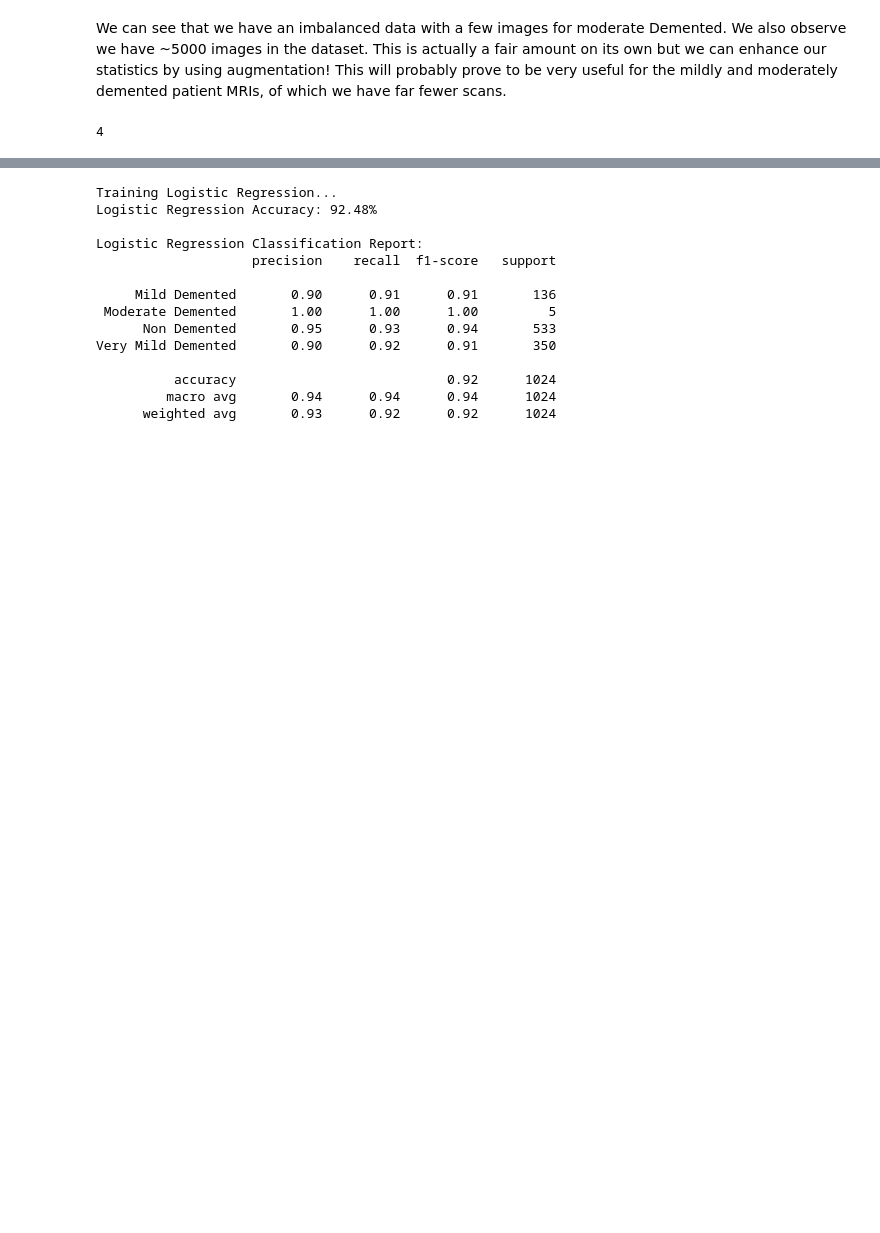
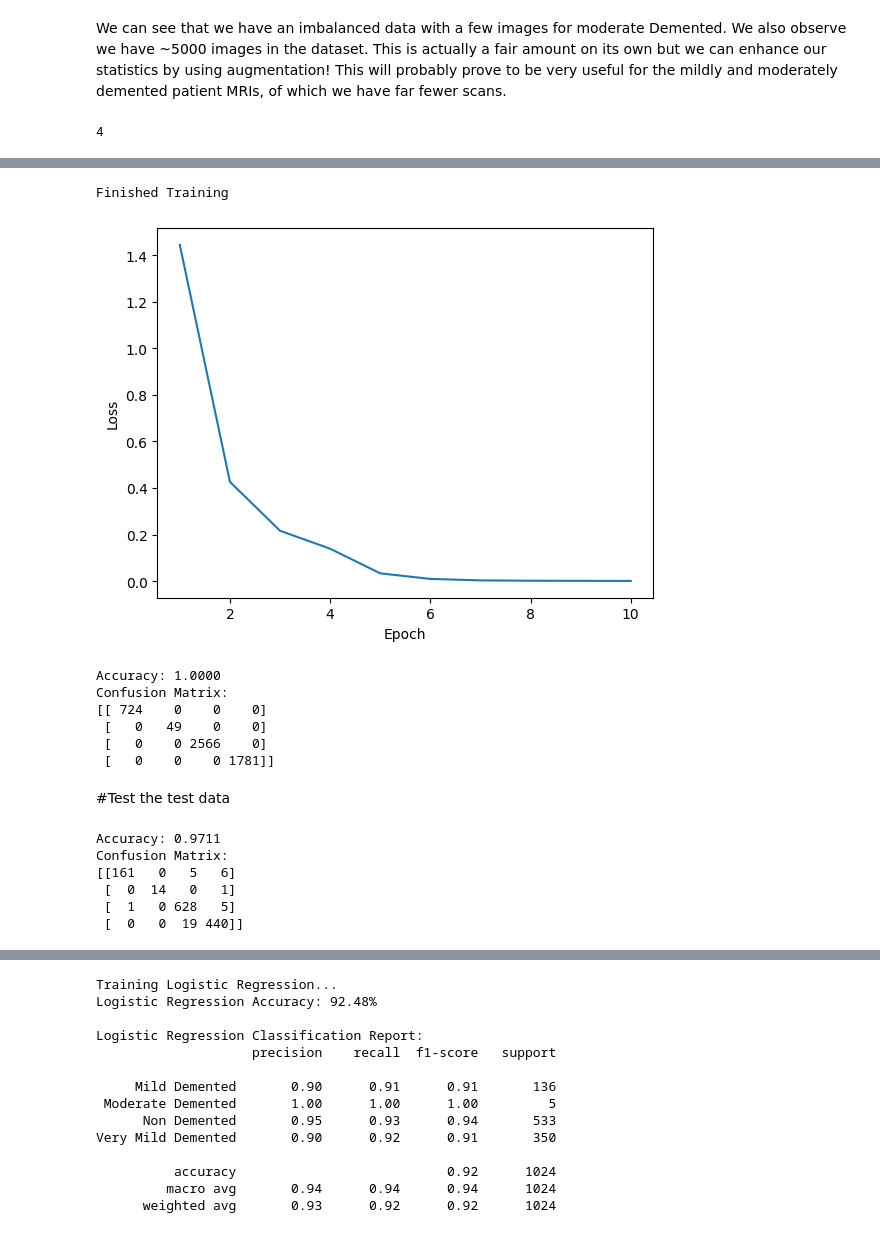
Before and after one commit to thomaskopalidis/DeepLearningproject, a Jupyter notebook: Alzheimer_MRI_pytorch_and_sklearn_ML_(8_different_models).ipynb, the cells around one changed output, grey strips where cells are left out. Drawn from its saved outputs; the diff is of its cells as text; code cells hidden in the pictures; blank space fills up the shorter version.

Commit message:
Alzheimer MRI dataset

```diff
--- a/Alzheimer_MRI_pytorch_and_sklearn_ML_(8_different_models).ipynb
+++ b/Alzheimer_MRI_pytorch_and_sklearn_ML_(8_different_models).ipynb
@@ -388,0 +278,48 @@ Accuracy after SMOTE: 88.67%
+# %%
+#Hyperparameters
+learning_rate = 0.001
+NEPOCHS = 10
+batch_size = 32
+# %%
+#Create dataset and dataloader
+train_dataset = ImageDataset(df)
+train_loader = DataLoader(train_dataset, batch_size=batch_size, shuffle=True)
+# %%
+def train_model(model, loader, optimizer, num_epochs=NEPOCHS):
+    # Initialize model, loss function, and optimizer
+    criterion = nn.CrossEntropyLoss()
+
+    # Training loop
+    train_losses = []
+    for epoch in tqdm.tqdm(range(num_epochs), total=num_epochs):
+        running_loss = 0.0
+        for i, data in enumerate(loader, 0):
+            inputs, labels = data[0].to(device), data[1].to(device)
+            # zero the parameter gradients
+            optimizer.zero_grad()
+            # forward + backward + optimize
+            outputs = model(inputs)
+            loss = criterion(outputs, labels)
+            loss.backward()
+            optimizer.step()
+
+            # print statistics
+            running_loss += loss.item()
+        epoch_loss = running_loss / len(loader)
+        train_losses.append(epoch_loss)
+
+    print('Finished Training')
+    return model, train_losses
+# %%
+model = BaselineCNN().to(device)
+optimizer = optim.AdamW(model.parameters(), lr=learning_rate)
+model, train_losses = train_model(model, train_loader, optimizer)
+# %% [output]
+Finished Training
+# %%
+plt.plot(np.arange(1, 11), train_losses)
+plt.xlabel("Epoch")
+plt.ylabel("Loss")
+plt.show()
+# %% [output]
+[figure, added]
@@ -388,0 +356,29 @@ Accuracy after SMOTE: 88.67%
+# %%
+# Lets display some basic summary statistics to see how we did
+# Note: this is dreadful practice to evaluate on the training data but this won't be our
+# final model and is just for demonstration purposes!
+predictions, true_labels = predict(model, train_loader, device)
+result_summary(predictions, true_labels)
+# %% [output]
+Accuracy: 1.0000
+Confusion Matrix:
+[[ 724    0    0    0]
+ [   0   49    0    0]
+ [   0    0 2566    0]
+ [   0    0    0 1781]]
+# %% [markdown]
+#Test the test data
+# %%
+# Run the same report on the test data
+test_dataset = ImageDataset(test)
+test_loader = DataLoader(test_dataset, batch_size=batch_size, shuffle=False)
+predictions_test, test_labels = predict(model, test_loader, device)
+
+result_summary(predictions_test, test_labels)
+# %% [output]
+Accuracy: 0.9711
+Confusion Matrix:
+[[161   0   5   6]
+ [  0  14   0   1]
+ [  1   0 628   5]
+ [  0   0  19 440]]
```
Also changed, not shown: parts of 27 cells of this notebook.
